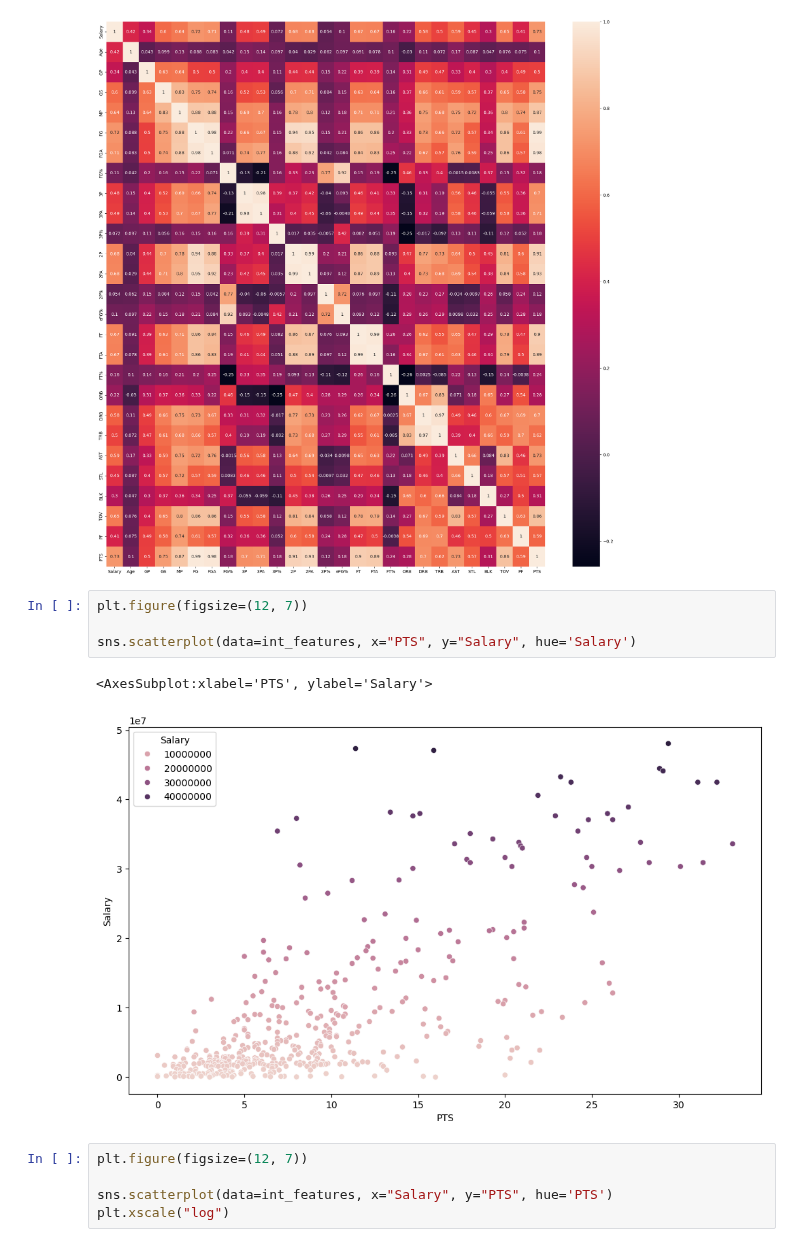
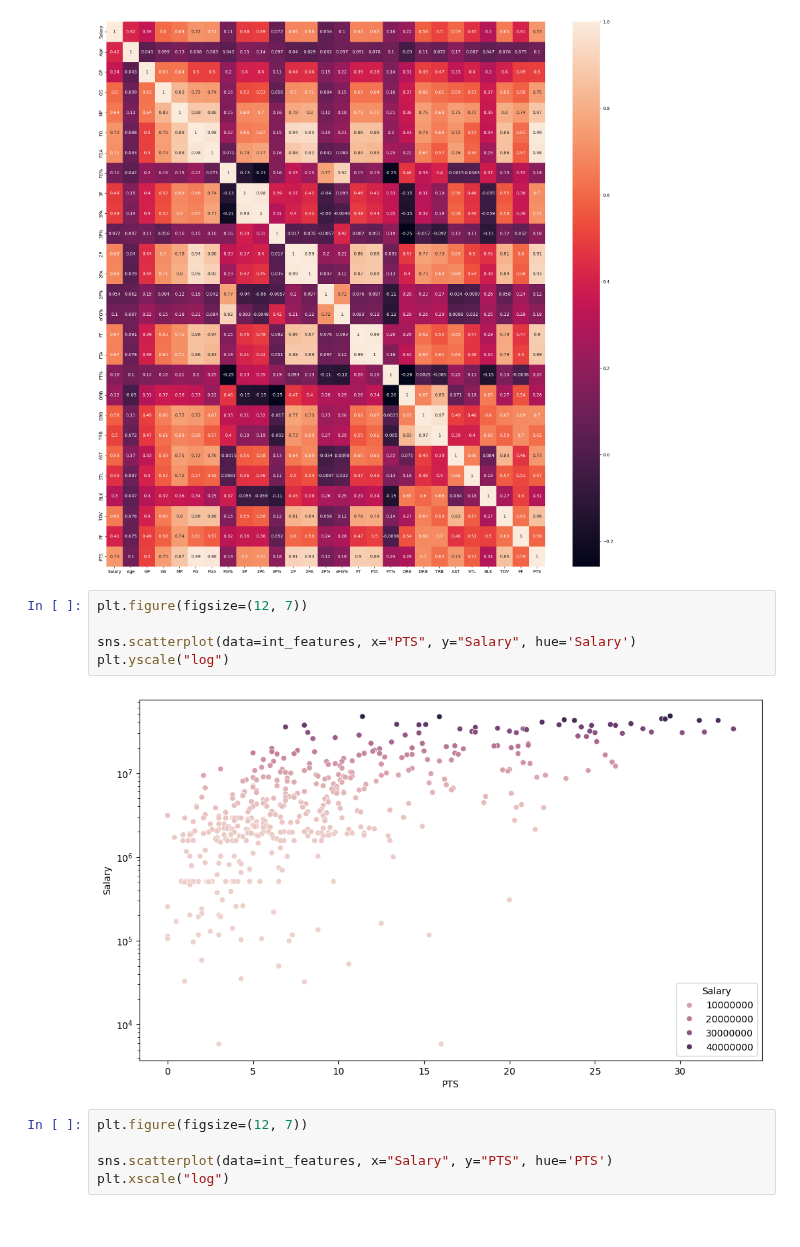
Before and after one commit to MaukanMir/NBA-Salary-Analysis, a Jupyter notebook: training.ipynb, the cells around one changed output. Saved outputs shown, nothing was run; the diff lists cells and outputs as text.

Commit message:
added new visuals

```diff
--- a/training.ipynb
+++ b/training.ipynb
@@ -204,10 +204,10 @@ sns.heatmap(data=relations, annot=True)
 # %%
 plt.figure(figsize=(12, 7))
 
 sns.scatterplot(data=int_features, x="PTS", y="Salary", hue='Salary')
+plt.yscale("log")
 # %% [output]
-<AxesSubplot:xlabel='PTS', ylabel='Salary'>
-[figure, old version]
+[figure, new version]
 # %%
 plt.figure(figsize=(12, 7))
 
```
Also changed, not shown: parts of 2 cells of this notebook.
